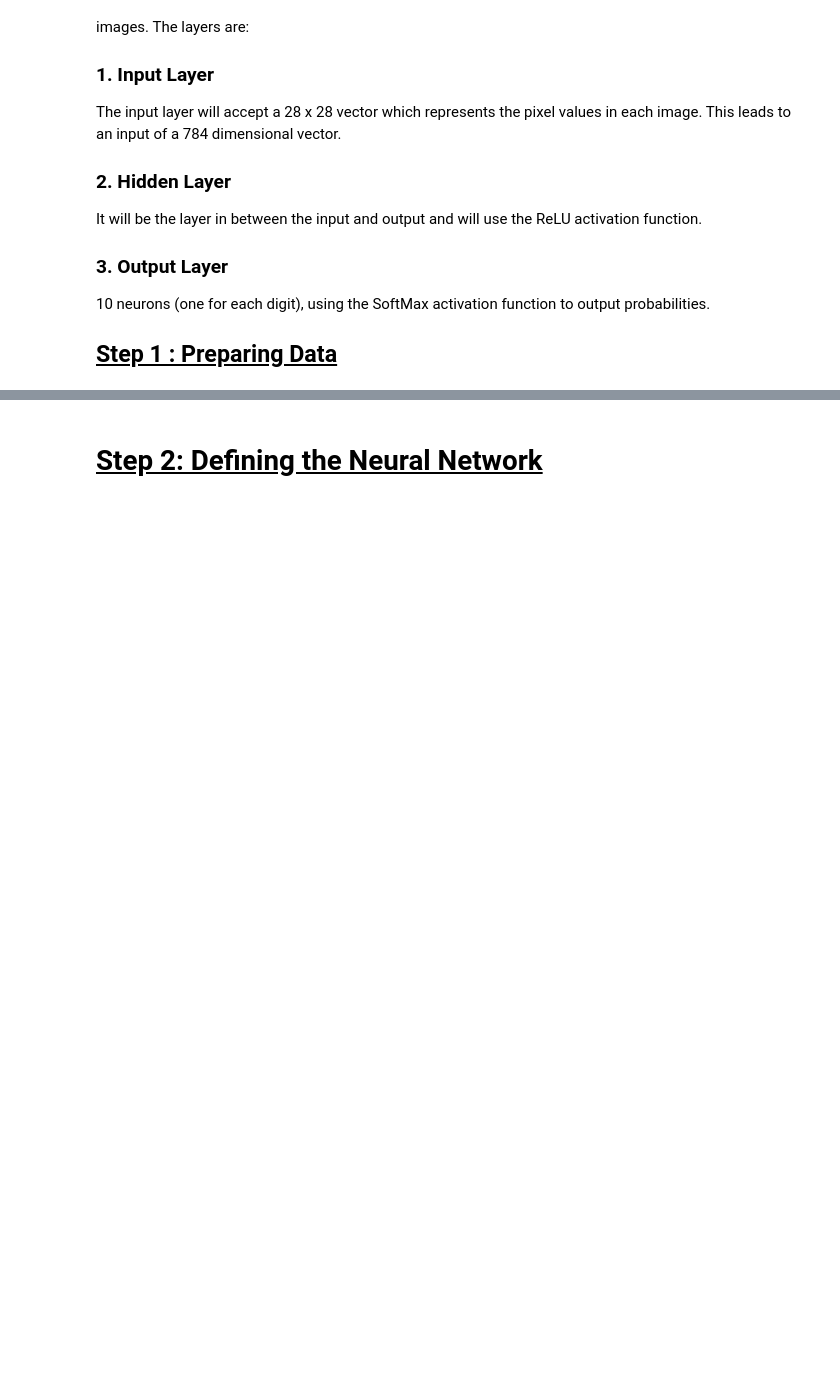
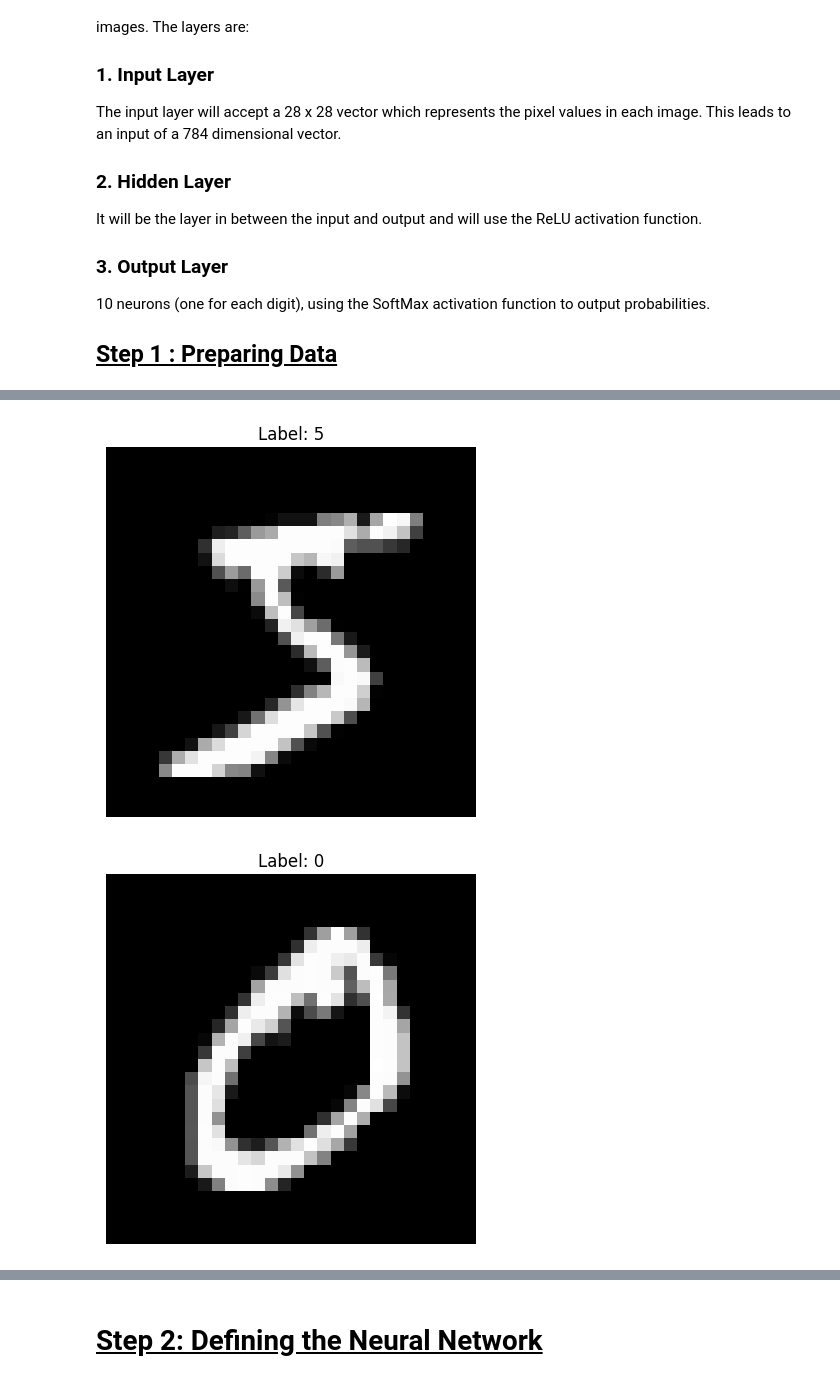
Before and after one commit to Mansafreo/AI-assignment, a Jupyter notebook: MyNoteBook.ipynb, the cells around one changed output, grey strips where cells are left out. Drawn from its saved outputs; the diff is of its cells as text; code cells hidden in the pictures; blank space fills up the shorter version.

```diff
--- a/MyNoteBook.ipynb
+++ b/MyNoteBook.ipynb
@@ -27,0 +112,49 @@ The images are 28 x 28 pixels, and each pixel is a grayscale value between 0 and
+# %%
+import struct
+import numpy as np
+import matplotlib.pyplot as plt
+
+#Function to load the images from the IDX file
+def load_images(file_path):
+    with open(file_path, 'rb') as f:
+        # Read the header
+        magic, num_images, rows, cols = struct.unpack(">IIII", f.read(16))
+        if magic != 2051:  # Check the magic number for images
+            raise ValueError("Invalid IDX image file")
+
+        # Read the image data
+        image_data = np.frombuffer(f.read(), dtype=np.uint8)
+        images = image_data.reshape(num_images, rows, cols)
+    return images
+
+#Function to load the labels from the IDX file
+def load_labels(file_path):
+    with open(file_path, 'rb') as f:
+        # Read the header
+        magic, num_labels = struct.unpack(">II", f.read(8))
+        if magic != 2049:  # Check the magic number for labels
+            raise ValueError("Invalid IDX label file")
+
+        # Read the label data
+        labels = np.frombuffer(f.read(), dtype=np.uint8)
+    return labels
+
+#Function to display an image
+def display_image(images, labels, index):
+    plt.imshow(images[index], cmap='gray')
+    plt.title(f"Label: {labels[index]}")
+    plt.axis('off')
+    plt.show()
+
+#Load the first 25 images and labels from the training set
+images = load_images("train-images.idx3-ubyte")
+labels = load_labels("train-labels.idx1-ubyte")
+
+#Display the first 5 images
+for i in range(5):
+    display_image(images, labels, i)
+
+#The code reads the images and labels from the IDX files and displays the first 5 images with their corresponding labels
+# %% [output]
+[figure, added]
+[figure, added]
```
Also changed, not shown: parts of 8 cells of this notebook.
